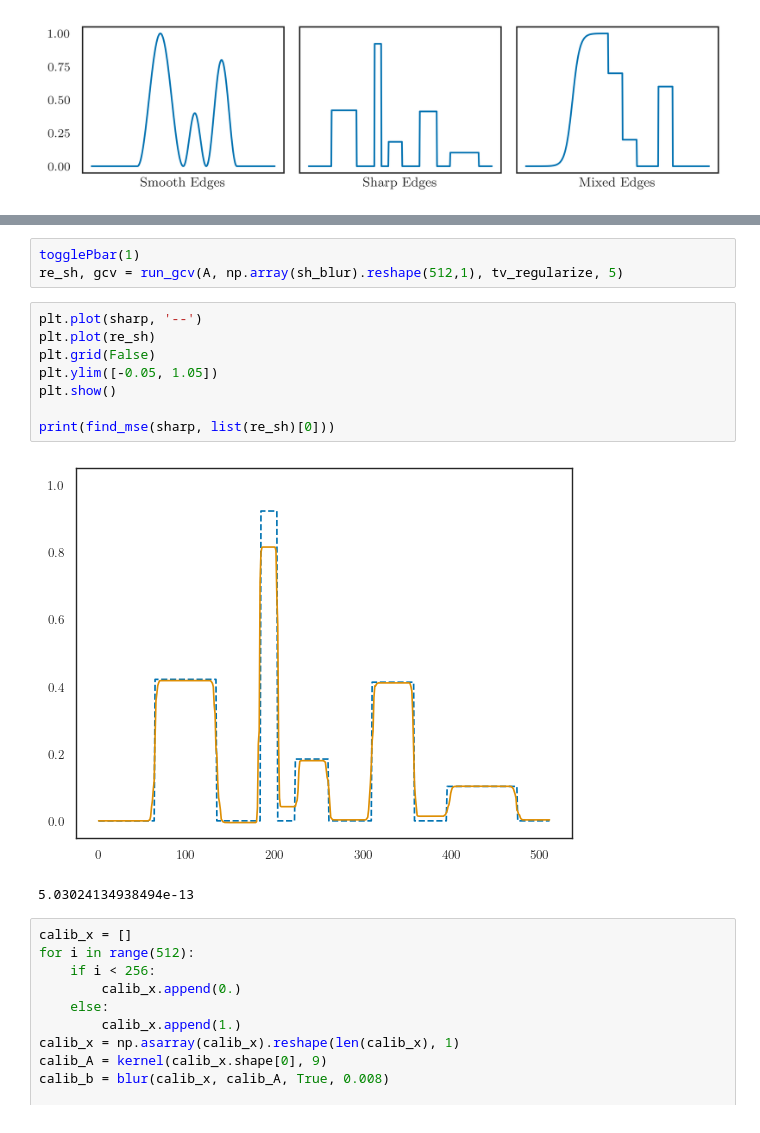
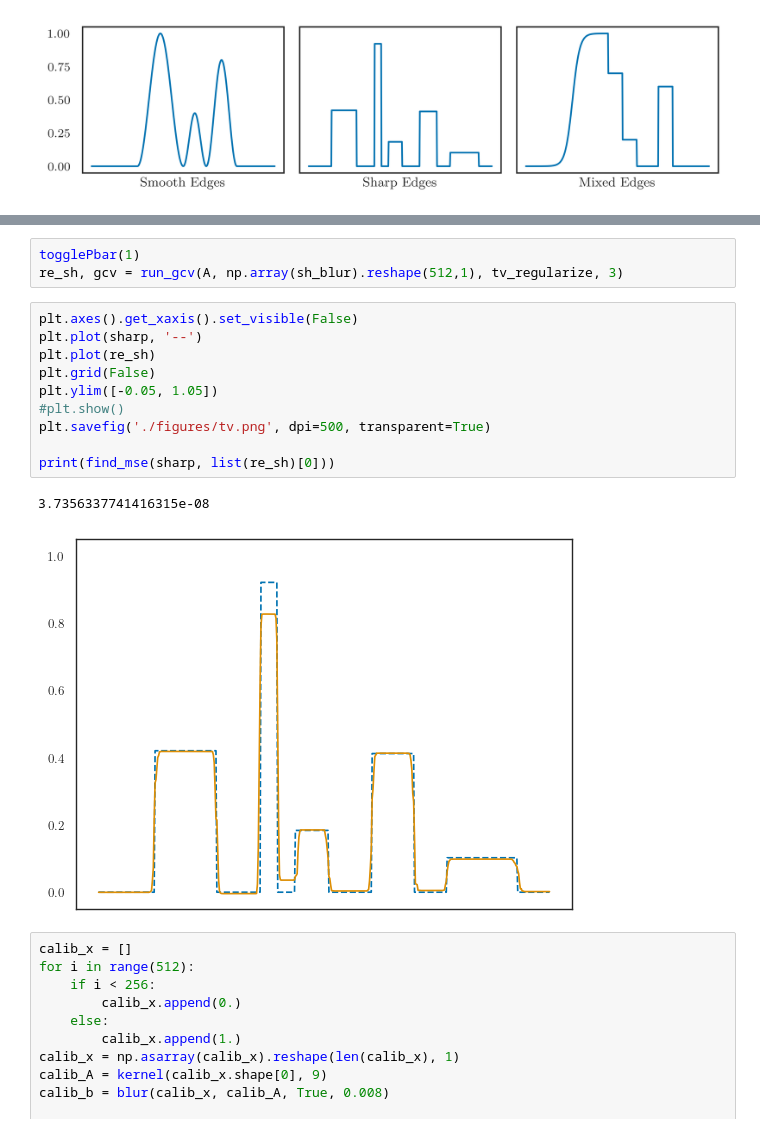
Before and after one commit to tpasfieldERAU/REU_Deblur, a Jupyter notebook: paper_files/shared_graphics.ipynb, the cells around one changed output, grey strips where cells are left out. Cells and saved outputs as stored; diff of their text form.

```diff
--- a/paper_files/shared_graphics.ipynb
+++ b/paper_files/shared_graphics.ipynb
@@ -119,17 +122,19 @@ plt.show()
 # %%
 togglePbar(1)
-re_sh, gcv = run_gcv(A, np.array(sh_blur).reshape(512,1), tv_regularize, 5)
+re_sh, gcv = run_gcv(A, np.array(sh_blur).reshape(512,1), tv_regularize, 3)
 # %%
+plt.axes().get_xaxis().set_visible(False)
 plt.plot(sharp, '--')
 plt.plot(re_sh)
 plt.grid(False)
 plt.ylim([-0.05, 1.05])
-plt.show()
+#plt.show()
+plt.savefig('./figures/tv.png', dpi=500, transparent=True)
 
 print(find_mse(sharp, list(re_sh)[0]))
 # %% [output]
+3.7356337741416315e-08
-[figure, old version]
+[figure, new version]
-5.03024134938494e-13
 # %%
 calib_x = []
 for i in range(512):
```
Also changed, not shown: parts of 22 cells of this notebook, 3 other files.
